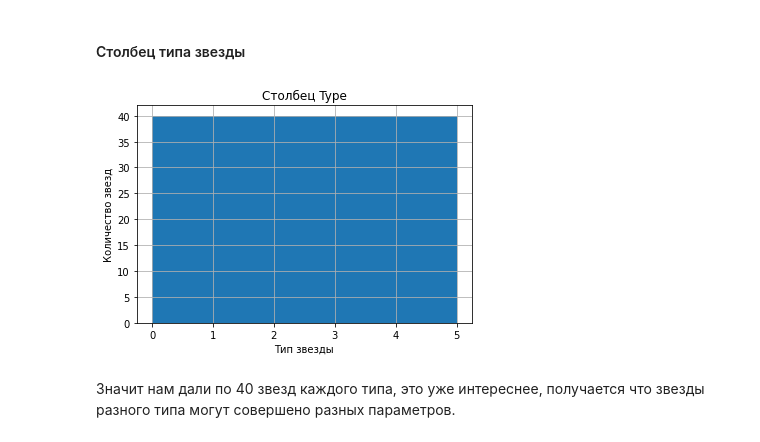
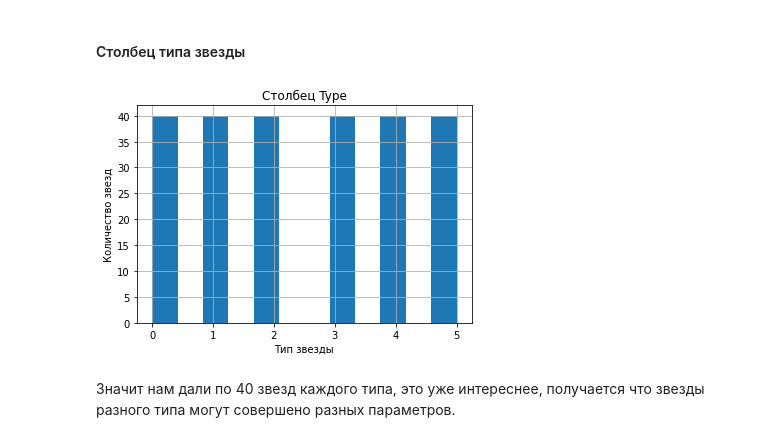
Before and after one commit to Rook-Black/Practicum, a Jupyter notebook: Star_temperature/75752a9f-4549-4ea9-80b7-4d72ecb227b5.ipynb, the cells around one changed output. Cells and saved outputs as stored; diff of their text form; code cells hidden in the pictures.

```diff
--- a/Star_temperature/75752a9f-4549-4ea9-80b7-4d72ecb227b5.ipynb
+++ b/Star_temperature/75752a9f-4549-4ea9-80b7-4d72ecb227b5.ipynb
@@ -235,11 +235,11 @@ plt.show()
 # %%
 plt.xlabel("Тип звезды")
 plt.ylabel("Количество звезд")
 plt.title("Столбец Type")
-df['Type'].hist(bins = 6)
+df['Type'].hist(bins = 12)
 plt.show()
 # %% [output]
-[figure, old version]
+[figure, new version]
 # %% [markdown]
 Значит нам дали по 40 звезд каждого типа, это уже интереснее, получается что звезды разного типа могут совершено разных параметров.
 # %% [markdown]
```
Also changed, not shown: parts of 22 cells of this notebook, 1 other file.
